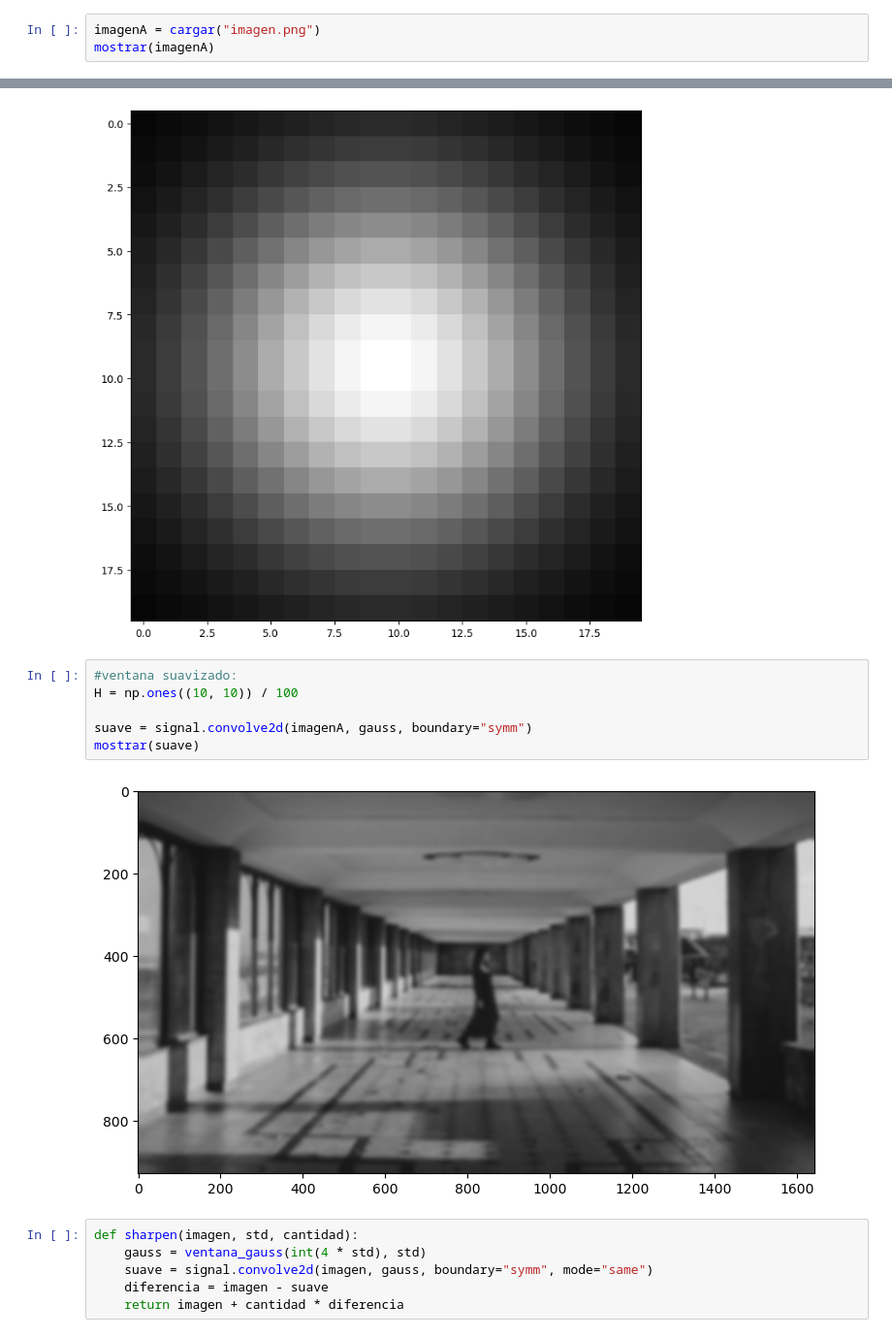
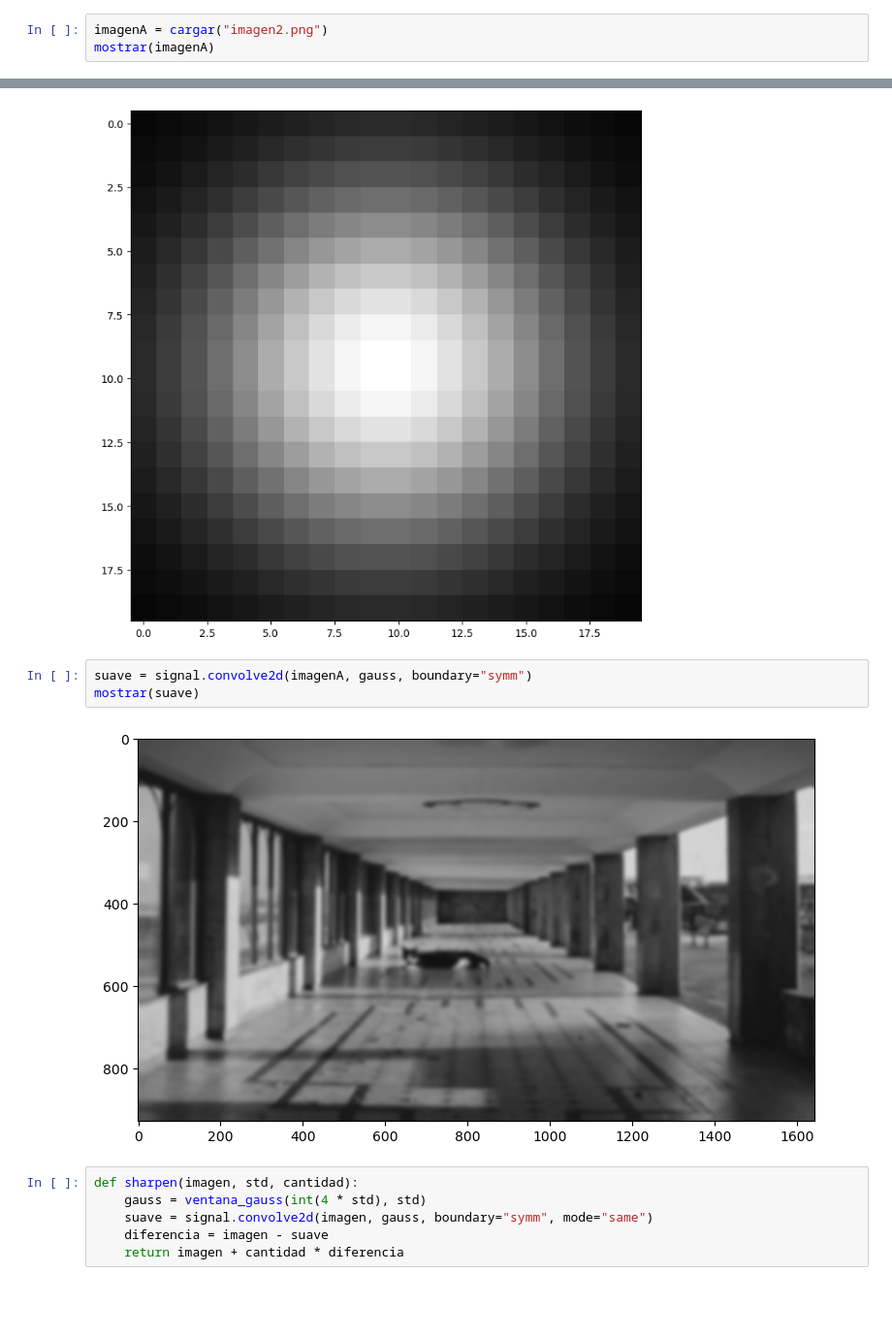
Before and after one commit to manugarciat/erv-practicas, a Jupyter notebook: practica-02/practica-2.ipynb, the cells around one changed output, grey strips where cells are left out. Shown at 97% size. Drawn from its saved outputs; the diff is of its cells as text; blank space fills up the shorter version.

```diff
--- a/practica-02/practica-2.ipynb
+++ b/practica-02/practica-2.ipynb
@@ -45,6 +61,6 @@ array([[ 0, -1, -3,  3,  1],
 # %% [markdown]
 ### Ejercicio 3
 # %%
-imagenA = cargar("imagen.png")
+imagenA = cargar("imagen2.png")
 mostrar(imagenA)
 # %% [output]
@@ -60,13 +76,10 @@ mostrar(pasarALog(gauss))
 # %% [output]
 [figure]
 # %%
-#ventana suavizado:
-H = np.ones((10, 10)) / 100
-
 suave = signal.convolve2d(imagenA, gauss, boundary="symm")
 mostrar(suave)
 # %% [output]
-[figure, old version]
+[figure, new version]
 # %%
 def sharpen(imagen, std, cantidad):
     gauss = ventana_gauss(int(4 * std), std)
```
Also changed, not shown: parts of 15 cells of this notebook, 2 other files.
